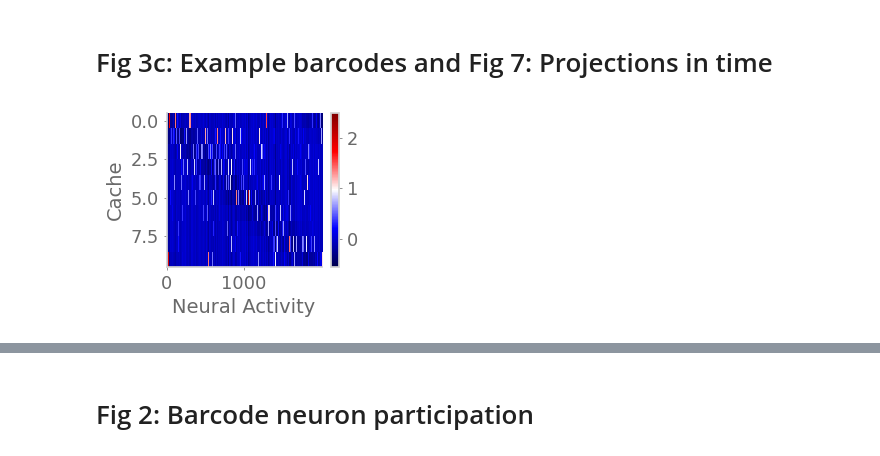
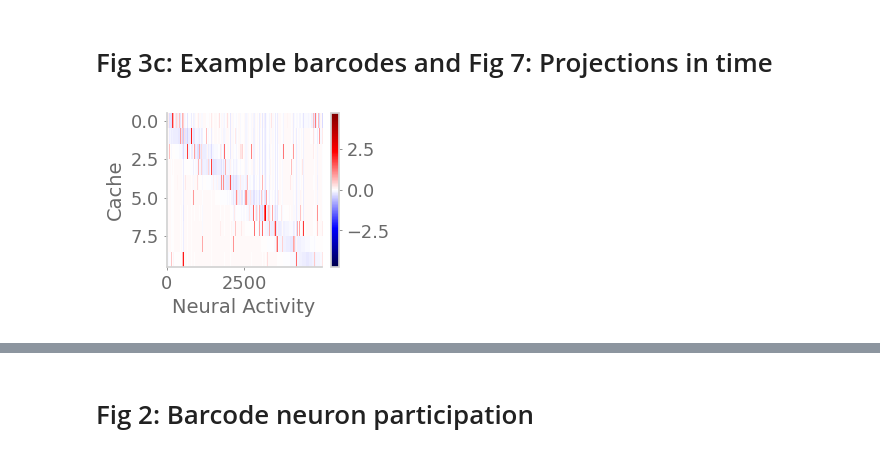
Before and after one commit to chingf/barcodes, a Jupyter notebook: Fig2-replicate-experiments.ipynb, the cells around one changed output, grey strips where cells are left out. Cells and saved outputs as stored; diff of their text form; code cells hidden in the pictures.

```diff
--- a/Fig2-replicate-experiments.ipynb
+++ b/Fig2-replicate-experiments.ipynb
@@ -187,5 +187,5 @@ place_mean = np.mean(place_act, axis=0)
 # %%
-_cache_acts = []
+avg_cache_acts = []
 for i in range(len(cache_states)):
     location = cache_states[i]
 
@@ -195,8 +195,21 @@ for i in range(len(cache_states)):
     # Not mean
     #vec = cache_acts[i][location]
 
-    _cache_acts.append(vec)
-cache_mean = np.mean(_cache_acts, axis=0)
+    avg_cache_acts.append(vec)
+avg_cache_acts = np.array(avg_cache_acts)
+# %%
+long_avg_cache_acts = []
+for i in range(len(cache_states)):
+    location = cache_states[i]
+    vec = cache_acts_over_time[i][:, location, :].mean(axis=0)
+    long_avg_cache_acts.append(vec)
+long_avg_cache_acts = np.array(long_avg_cache_acts)
+# %%
+occupied_check = avg_cache_acts
+empty_check = place_acts[np.array(cache_states)]
+seed_vec = empty_check - occupied_check
+seed_vec = seed_vec.mean(axis=0)
+seed_vec /= np.linalg.norm(seed_vec)
 # %%
 locations = []
 barcodes = []
@@ -205,22 +218,25 @@ all_proj = []
 all_place = []
 place_proj_in_time = []
 barcode_proj_in_time = []
+seed_proj_in_time = []
 for i in range(len(cache_states)):
     location = cache_states[i]
 
     # Cache activations
 
     # Mean over time
-    _cache_act = cache_acts_over_time[i][start_t:steps, location, :].mean(axis=0)
+    _cache_act = avg_cache_acts[i]
+    cache_mean = np.mean(avg_cache_acts, axis=0)
 
     # Not mean
     #_cache_act = cache_acts[i][location]
+    #cache_mean = np.mean(cache_acts, axis=0)
 
     _cache_act -= cache_mean
     _cache_act_over_time = cache_acts_over_time[i]
 
     # Place activations
-    _place_act = place_act[location]
+    _place_act = place_acts[location].copy()
     _place_act -= place_mean
     _place_act /= np.linalg.norm(_place_act)
 
@@ -237,9 +253,12 @@ for i in range(len(cache_states)):
     # Over time
     _place_proj_in_time = []
     _barcode_proj_in_time = []
+    _seed_proj_in_time = []
     for t in range(_cache_act_over_time.shape[0]):
         _c = _cache_act_over_time[t][location] # (n_units,)
         _place_proj_in_time.append(np.dot(_c, _place_act))
         _barcode_proj_in_time.append(np.dot(_c, _cache_act))
+        _seed_proj_in_time.append(np.dot(_c, seed_vec))
     place_proj_in_time.append(_place_proj_in_time)
     barcode_proj_in_time.append(_barcode_proj_in_time)
+    seed_proj_in_time.append(_seed_proj_in_time)
@@ -259,14 +265,15 @@ if False:
 # %%
 # Chettih et al Figure 3
 x = np.array(barcodes)
 plt.figure(figsize=(2.5,2))
 plt.imshow(x, cmap='seismic', interpolation='nearest', aspect='auto')
+plt.clim(-x.max(), x.max())
 plt.colorbar()
 plt.ylabel('Cache')
 plt.xlabel('Neural Activity')
 plt.show()
 # %% [output]
-[figure, old version]
+[figure, new version]
 # %%
 # Chettih et al Figure 7
 plt.figure(figsize=(3,2))
```
Also changed, not shown: parts of 22 cells of this notebook, 11 other files.
